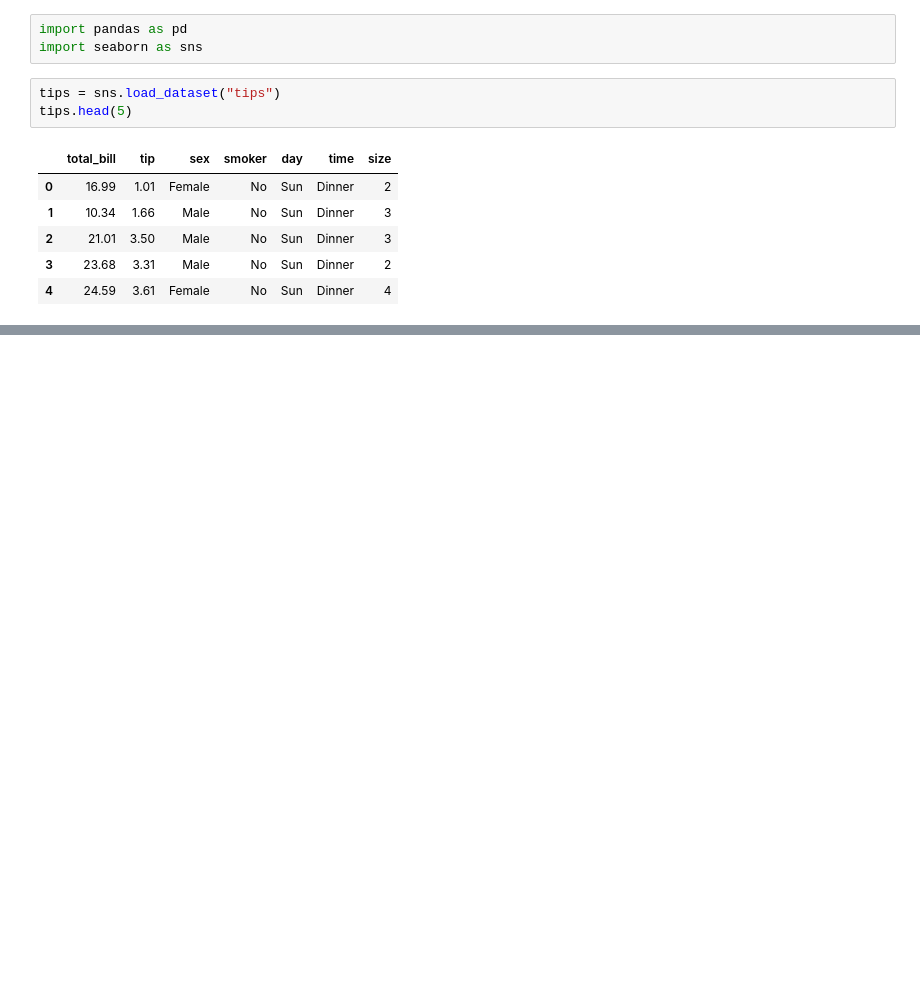
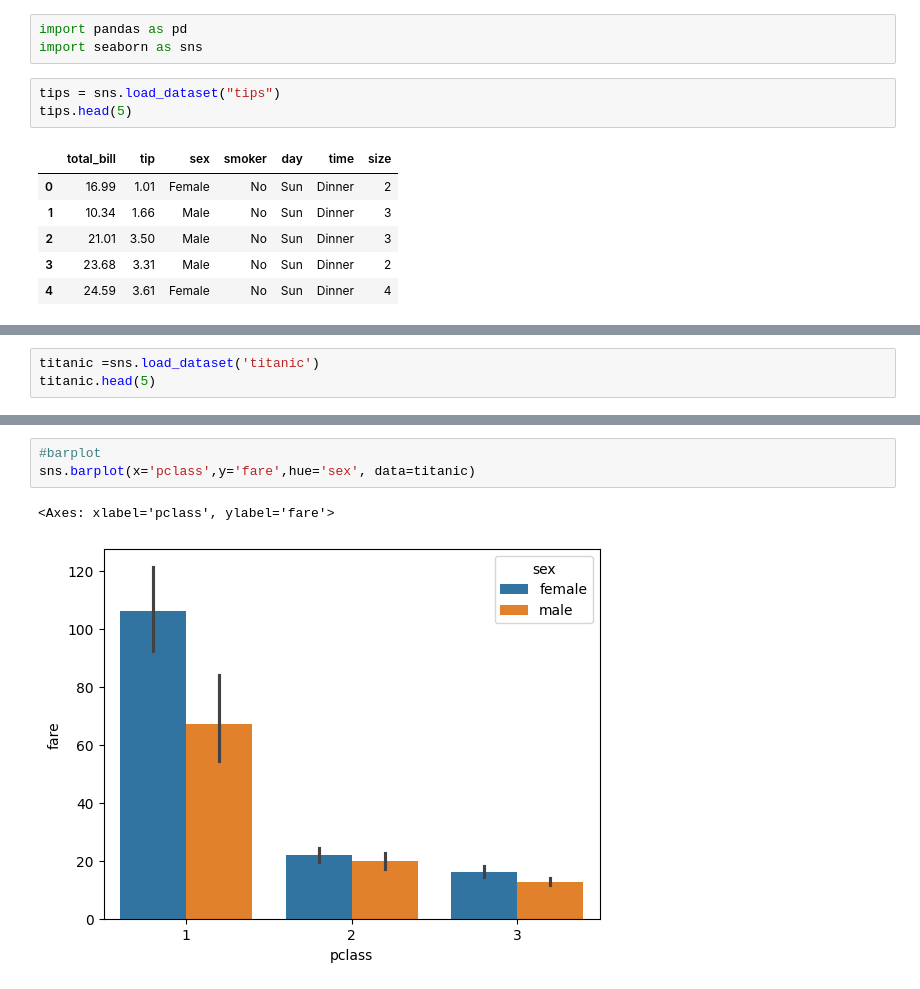
Before and after one commit to Salmanfarsi2561/PYTHON_ML, a Jupyter notebook: EDA/bimultivariate.ipynb, the cells around one changed output, grey strips where cells are left out. Drawn from its saved outputs; the diff is of its cells as text; blank space fills up the shorter version.

```diff
--- a/EDA/bimultivariate.ipynb
+++ b/EDA/bimultivariate.ipynb
@@ -13,0 +21,3 @@ tips.head(5)
+# %%
+titanic =sns.load_dataset('titanic')
+titanic.head(5)
@@ -13,0 +31,6 @@ tips.head(5)
+# %%
+#barplot
+sns.barplot(x='pclass',y='fare',hue='sex', data=titanic)
+# %% [output]
+<Axes: xlabel='pclass', ylabel='fare'>
+[figure, added]
```
Also changed, not shown: parts of 3 cells of this notebook.
